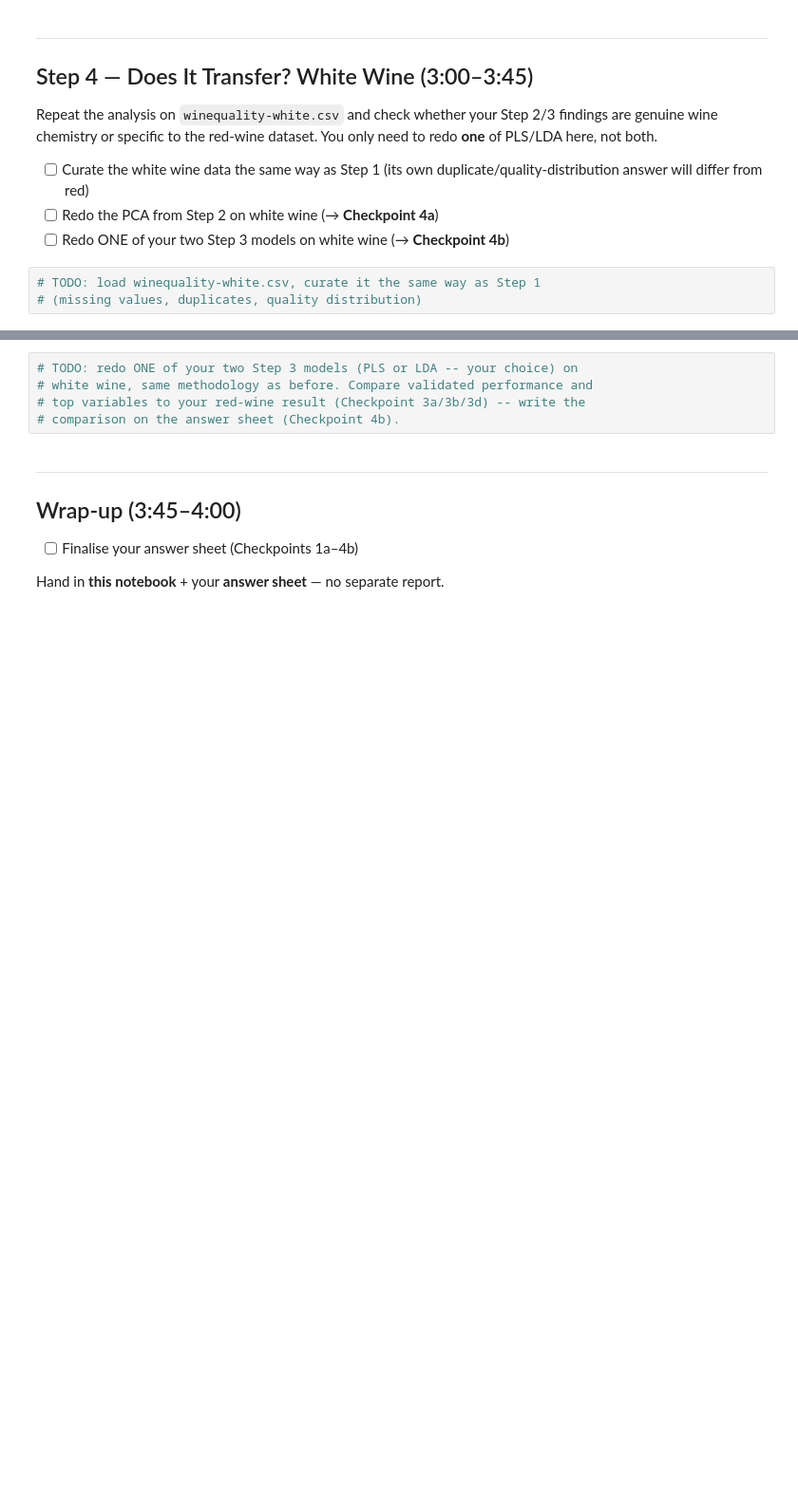
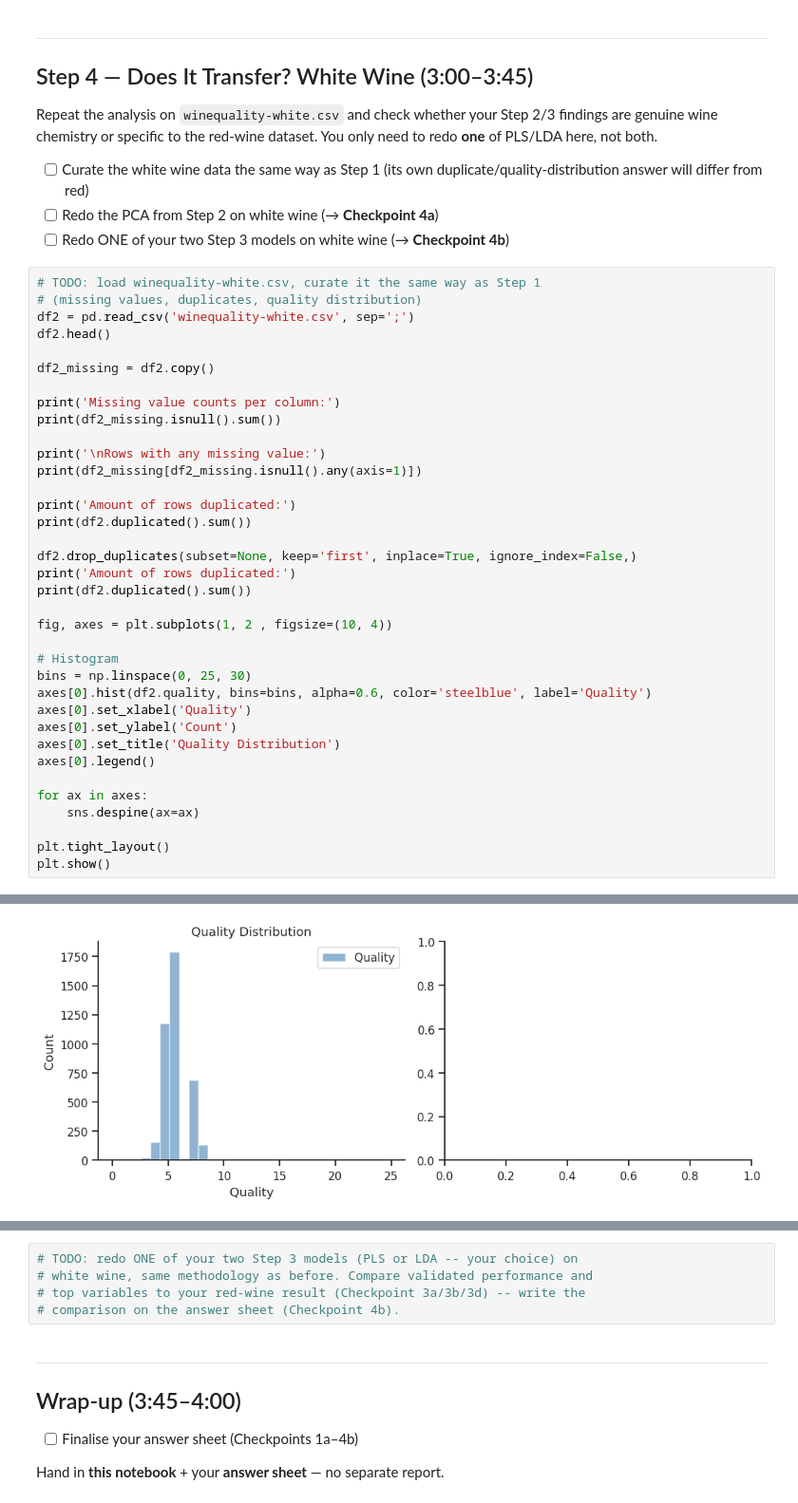
Before and after one commit to fredrik104/1kb570_2026, a Jupyter notebook: Labs/02_modelling_wine_quality/starter_notebook.ipynb, the cells around one changed output, grey strips where cells are left out. Shown at 95% size. Saved outputs shown, nothing was run; the diff lists cells and outputs as text; blank space fills up the shorter version.

```diff
--- a/Labs/02_modelling_wine_quality/starter_notebook.ipynb
+++ b/Labs/02_modelling_wine_quality/starter_notebook.ipynb
@@ -591,3 +606,37 @@ dataset. You only need to redo **one** of PLS/LDA here, not both.
 # %%
 # TODO: load winequality-white.csv, curate it the same way as Step 1
 # (missing values, duplicates, quality distribution)
+df2 = pd.read_csv('winequality-white.csv', sep=';')
+df2.head()
+
+df2_missing = df2.copy()
+
+print('Missing value counts per column:')
+print(df2_missing.isnull().sum())
+
+print('\nRows with any missing value:')
+print(df2_missing[df2_missing.isnull().any(axis=1)])
+
+print('Amount of rows duplicated:')
+print(df2.duplicated().sum())
+
+df2.drop_duplicates(subset=None, keep='first', inplace=True, ignore_index=False,)
+print('Amount of rows duplicated:')
+print(df2.duplicated().sum())
+
+fig, axes = plt.subplots(1, 2 , figsize=(10, 4))
+
+# Histogram
+bins = np.linspace(0, 25, 30)
+axes[0].hist(df2.quality, bins=bins, alpha=0.6, color='steelblue', label='Quality')
+axes[0].set_xlabel('Quality')
+axes[0].set_ylabel('Count')
+axes[0].set_title('Quality Distribution')
+axes[0].legend()
+
+for ax in axes:
+    sns.despine(ax=ax)
+
+plt.tight_layout()
+plt.show()
+# %% [output]
@@ -594,2 +660,3 @@ dataset. You only need to redo **one** of PLS/LDA here, not both.
+[figure, added]
 # %%
 # TODO: standardise the white-wine predictors and redo the PCA + scree/
```
Also changed, not shown: parts of 5 cells of this notebook.
